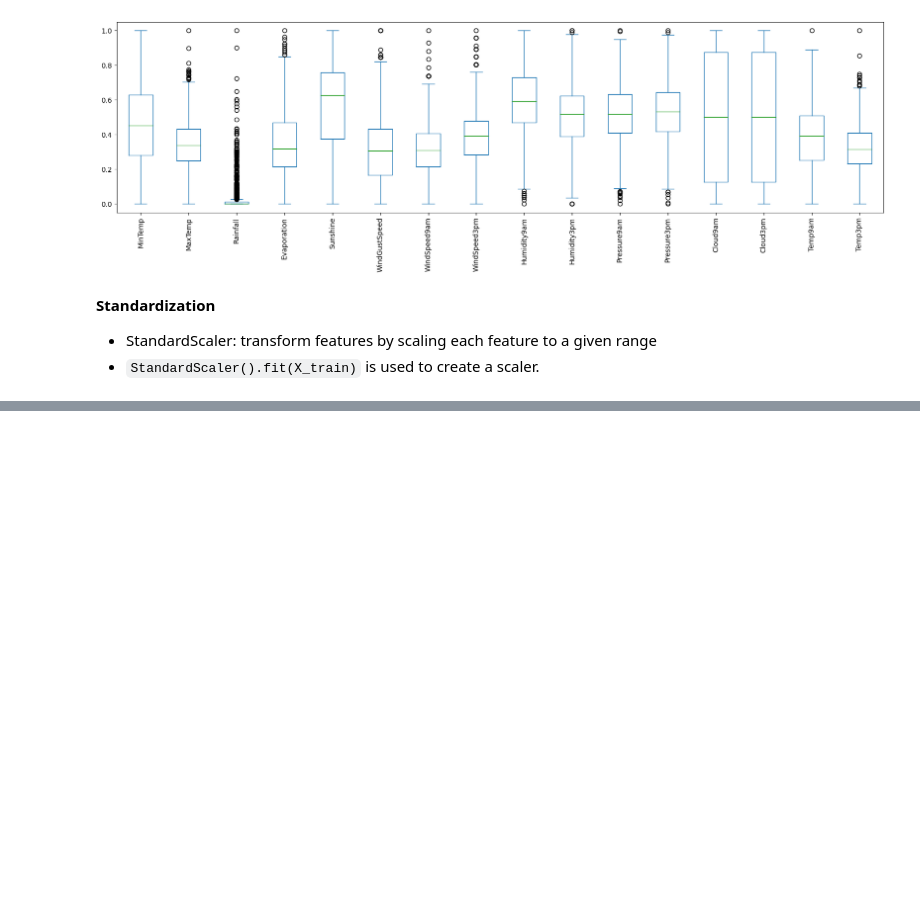
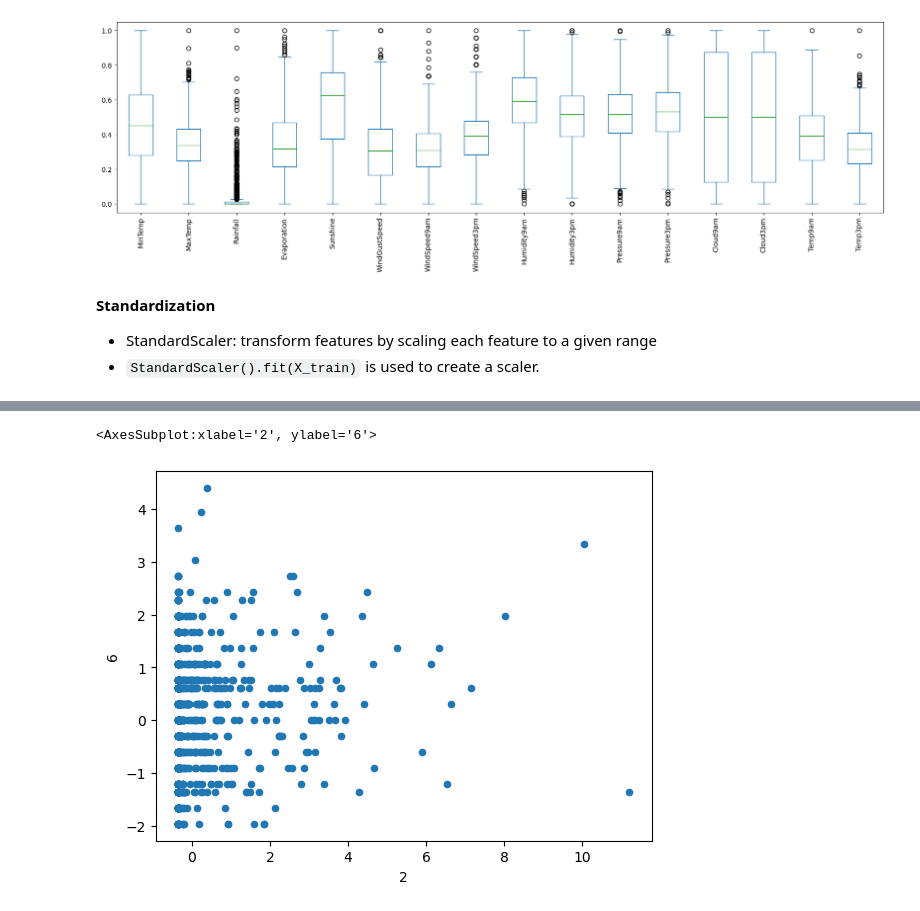
Before and after one commit to Abisoyesam/DS-ML-DL-tuts, a Jupyter notebook: DS With Rune/Lesson 13.ipynb, the cells around one changed output, grey strips where cells are left out. Saved outputs shown, nothing was run; the diff lists cells and outputs as text; code cells hidden in the pictures; blank space fills up the shorter version.

```diff
--- a/DS With Rune/Lesson 13.ipynb
+++ b/DS With Rune/Lesson 13.ipynb
@@ -145,4 +145,5 @@ from sklearn.preprocessing import StandardScaler
 # %%
 scale = StandardScaler().fit(X_train)
 
-X_t
+X_train_stand = scale.transform(X_train)
+X_test_stand = scale.transform(X_test)
@@ -148,0 +174,5 @@ X_t
+# %%
+pd.DataFrame(X_train_stand).plot.scatter(x=2,y=6)
+# %% [output]
+<AxesSubplot:xlabel='2', ylabel='6'>
+[figure, added]
```
Also changed, not shown: parts of 5 cells of this notebook.
